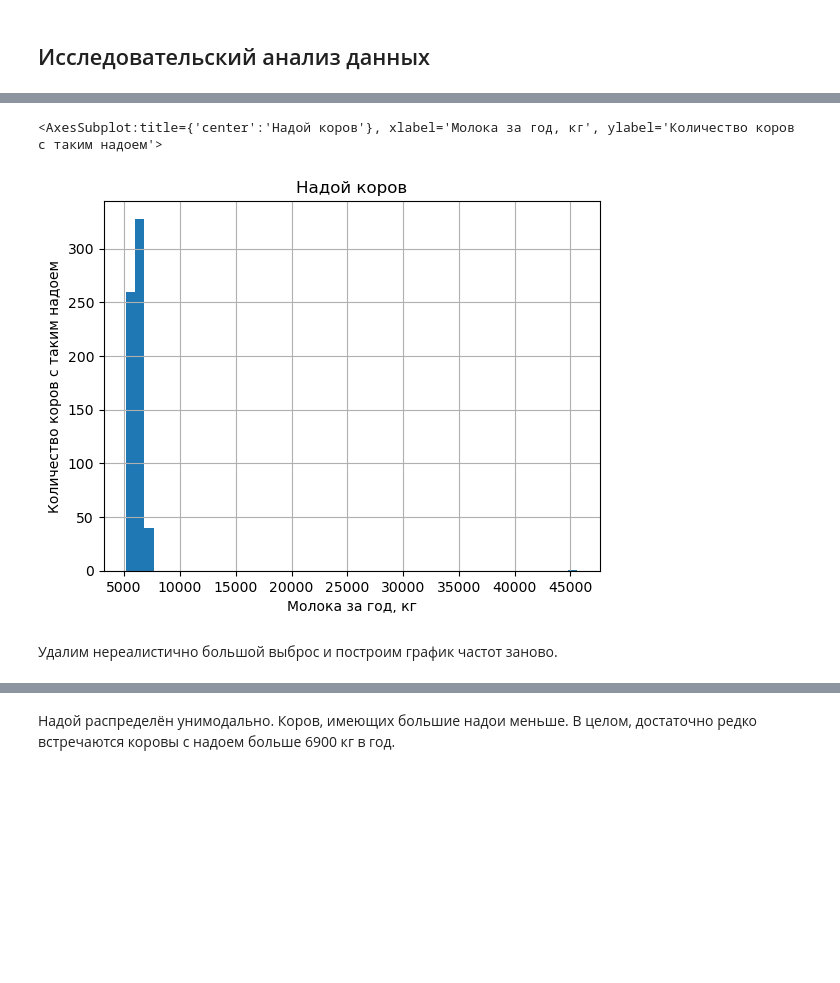
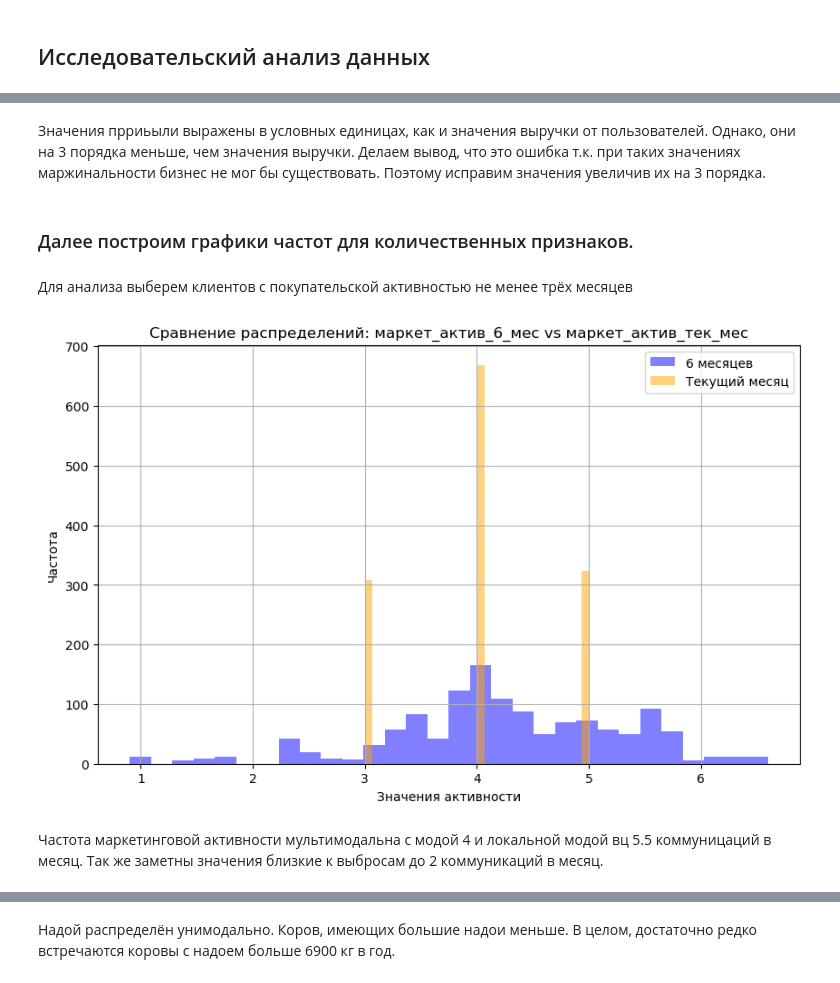
Before and after one commit to EvanderLatine/DS_Practicum, a Jupyter notebook: Customers_Retention/research.ipynb, the cells around one changed output, grey strips where cells are left out. Saved outputs shown, nothing was run; the diff lists cells and outputs as text; code cells hidden in the pictures; blank space fills up the shorter version.

```diff
--- a/Customers_Retention/research.ipynb
+++ b/Customers_Retention/research.ipynb
@@ -99,5 +99,6 @@ Market data:
 # %%
-market = market.rename(columns={" Покупательская активность": "покупательская_активность",
+market = market.rename(columns={"id    ": "id",
+                                    " Покупательская активность": "покупательская_активность",
                                     " Тип сервиса": "тип_сервиса",
                                     " Разрешить сообщать": "разрешить_сообщать",
                                     " Маркет_актив_6_мес": "маркет_актив_6_мес",
@@ -109,10 +110,12 @@ market = market.rename(columns={" Покупательская активнос
                                     " Неоплаченные_продукты_штук_квартал": "неоплаченные_продукты_штук_квартал",
                                     " Ошибка_сервиса": "ошибка_сервиса",
                                     " Страниц_за_визит": "страниц_за_визит"})
-market_revenue = market_revenue.rename(columns={" Период             ": "период",
+market_revenue = market_revenue.rename(columns={"id    ": "id",
+                                    " Период             ": "период",
                                     " Выручка": "выручка"})
-market_time = market_time.rename(columns={" Период          ": "период",
-                                          " минут": "минут"})
+market_time = market_time.rename(columns={"id    ": "id",
+                                        " Период          ": "период",
+                                        " минут": "минут"})
 profit = profit.rename(columns={"id    ": "id",
                                 " Прибыль": "прибыль"})
 # %%
@@ -407,5 +380,8 @@ dtype: int64
 # %%
-sale_herd["breed"] = sale_herd["breed"].replace("РефлешнСоверинг", "Рефлешн Соверинг")
+market["тип_сервиса"] = market["тип_сервиса"].replace({" стандартт  ": "стандарт",
+                                                       " стандарт   ": "стандарт",
+                                                      " премиум    ": "премиум"})
+market_time["период"] = market_time["период"].replace("предыдцщий_месяц", "предыдyщий_месяц")
 # %% [markdown]
 ## Исследовательский анализ данных
 # %% [markdown]
@@ -442,0 +443,2 @@ sale_herd.describe()
+# %% [markdown]
+Значения прриьыли выражены в условных единицах, как и значения выручки от пользователей. Однако, они на 3 порядка меньше, чем значения выручки. Делаем вывод, что это ошибка т.к. при таких значениях маржинальности бизнес не мог бы существовать. Поэтому исправим значения увеличив их на 3 порядка.
@@ -443,11 +447,23 @@ sale_herd.describe()
+# %% [markdown]
+### Далее построим графики частот для количественных признаков.
+# %% [markdown]
+Для анализа выберем клиентов с покупательской активностью не менее трёх месяцев
+# %%
+market = market[market["длительность"] > 90]
 # %%
-_, ax = plt.subplots()
-ax.set_title('Надой коров')
-ax.set_xlabel("Молока за год, кг")
-ax.set_ylabel("Количество коров с таким надоем")
-own_herd["yield"].hist(bins=50)
+plt.figure(figsize=(10,6))
+
+plt.hist(market["маркет_актив_6_мес"], bins=30, alpha=0.5, label="6 месяцев", color="blue")
+plt.hist(market["маркет_актив_тек_мес"], bins=30, alpha=0.5, label="Текущий месяц", color="orange")
+
+plt.xlabel("Значения активности")
+plt.ylabel("Частота")
+plt.title("Сравнение распределений: маркет_актив_6_мес vs маркет_актив_тек_мес")
+plt.legend()
+plt.grid(True)
+
+plt.show()
 # %% [output]
-<AxesSubplot:title={'center':'Надой коров'}, xlabel='Молока за год, кг', ylabel='Количество коров с таким надоем'>
-[figure, old version]
+[figure, new version]
 # %% [markdown]
-Удалим нереалистично большой выброс и построим график частот заново.
+Частота маркетинговой активности мультимодальна с модой 4 и локальной модой вц 5.5 коммуницаций в месяц. Так же заметны значения близкие к выбросам до 2 коммуникаций в месяц.
```
Also changed, not shown: parts of 111 cells of this notebook.
